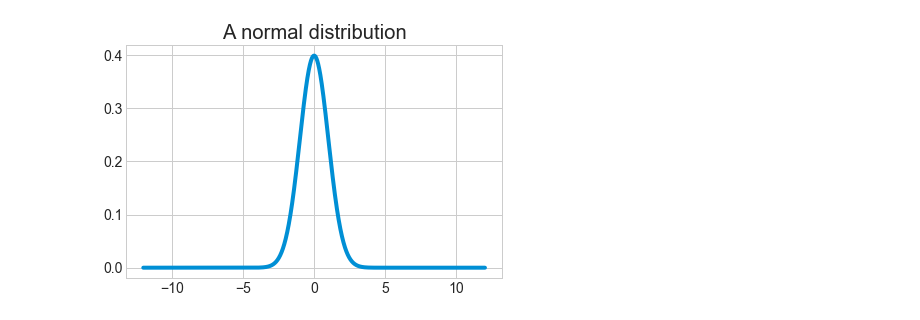
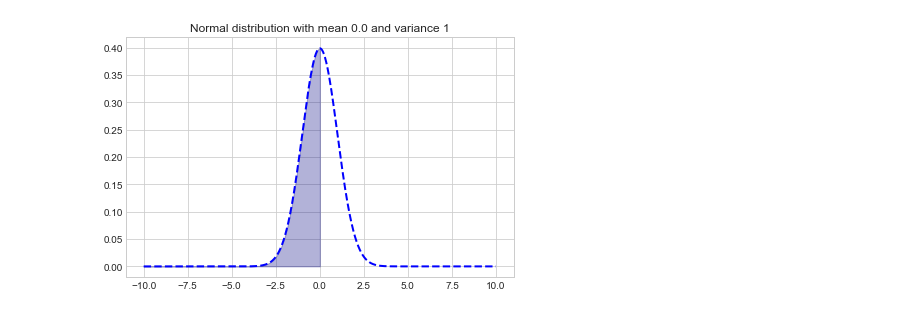
Before and after one commit to WillTirone/analysis_projects, a Jupyter notebook: OOP_Principles/Statistics_OOP.ipynb, the cells around one changed output. Saved outputs shown, nothing was run; the diff lists cells and outputs as text; code cells hidden in the pictures.

```diff
--- a/OOP_Principles/Statistics_OOP.ipynb
+++ b/OOP_Principles/Statistics_OOP.ipynb
@@ -6,11 +6,11 @@ import numpy.testing as npt
 import matplotlib.pyplot as plt
 plt.style.use('seaborn-whitegrid')
 # %%
-class Norm:
+class Norm_rv:
 
     def __init__(self, mean, variance):
         """
-        constructor class
+        constructor to initialize a normal random variable with mean mu and variance sigma^2.
         """
 
         self.mean = float(mean)
@@ -19,23 +19,40 @@ class Norm:
             self.variance = variance
         else:
             raise ValueError('Enter a finite variance')
-        #self.x_range = pd.Series(data=range(-10,10))
-        self.x_range = np.linspace(-12, 12, 2000)
+        self.x_range = np.linspace(-10, 10, 2000)
 
     def __repr__(self):
-        return f"Normal with mean {self.mean} and variance {self.variance}"
+        return f"Normal distribution with mean {self.mean} and variance {self.variance}"
 
     def pdf(self):
+
+        """
+        this is the probability density function (pdf) of a normal distribution with mean mu and
+        variance sigma^2. To check that it is, in fact, a pdf, the y values must sum to 1. This
+        would theoretically be the integral from -infty to infty but is approximated here with a sum.
+        """
+
         return (1/(self.sigma*m.sqrt(2*m.pi)))*m.e**((-1/2)*((self.x_range-self.mean)/self.sigma)**2)
         npt.assert_equal(1, round(sum(self.pdf),2))
 
-    # for some reason the plot is not being populated data from the function
+    # fill function is filling the entire plot and not a certain area
     def plot_pdf(self):
-        plt.title('A normal distribution')
-        plt.plot(self.x_range, self.pdf())
+
+        """
+        this function takes a given normal random variable, uses the pdf that was previously calculated,
+        and plots it.
+        """
+
+        plt.title(self.__repr__())
+        plt.plot(self.x_range, self.pdf(),linestyle='dashed', color='blue',linewidth=2)
+        plt.fill_betweenx(self.pdf(), self.x_range, x2=self.mean,
+                          where=(self.x_range<self.mean), color='navy', alpha=0.3)
+        plt.tight_layout()
+        plt.x_line
         plt.show()
-# %%
-a = Norm(0,1)
-a.plot_pdf()
-# %% [output]
-[figure, removed]
+# %%
+#a standard normal r.v. (E(x)=0, Var(x)=1)
+a = Norm_rv(0,1)
+a.plot_pdf()
+# %% [output]
+[figure, added]
```
Also changed, not shown: parts of 1 cell of this notebook.
